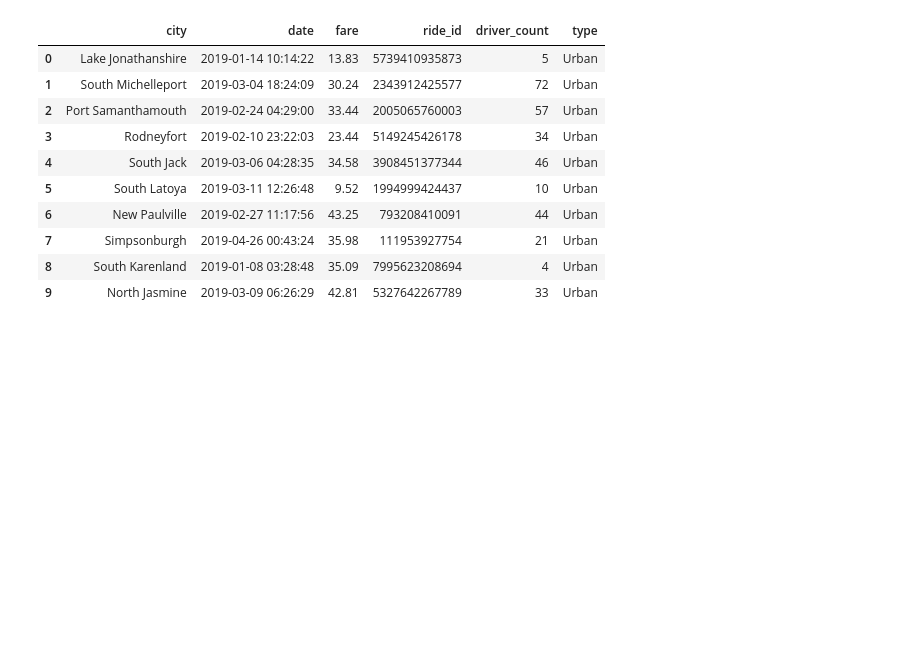
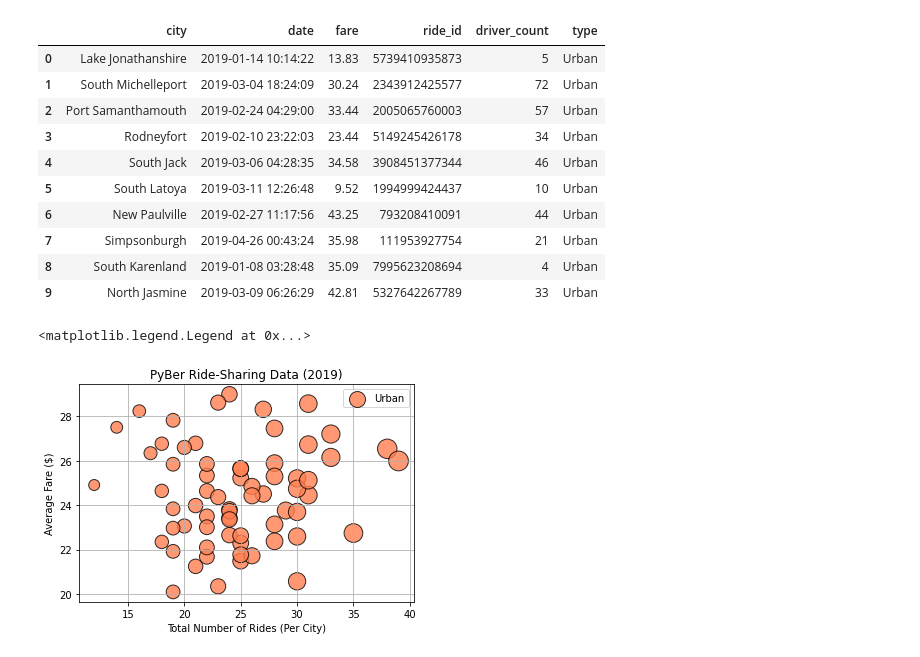
Before and after one commit to elzmanzi/PyBer_Analysis, a Jupyter notebook: PyBer.ipynb, the cells around one changed output. Saved outputs shown, nothing was run; the diff lists cells and outputs as text; code cells hidden in the pictures; blank space fills up the shorter version.

Commit message:
Buble chart

```diff
--- a/PyBer.ipynb
+++ b/PyBer.ipynb
@@ -133,3 +133,18 @@ pyber_data_df.head(10)
 | 7 | Simpsonburgh | 2019-04-26 00:43:24 | 35.98 | 111953927754 | 21 | Urban |
 | 8 | South Karenland | 2019-01-08 03:28:48 | 35.09 | 7995623208694 | 4 | Urban |
 | 9 | North Jasmine | 2019-03-09 06:26:29 | 42.81 | 5327642267789 | 33 | Urban |
+# %%
+# Create a  DataFrame for urban, and rural
+urban_cities_df = pyber_data_df[pyber_data_df["type"] == "Urban"]
+rural_cities_df = pyber_data_df[pyber_data_df["type"] == "Rural"]
+suburban_cities_df = pyber_data_df[pyber_data_df["type"] == "Suburban"]
+# %%
+# Get the number of rides for each  cities.
+urban_ride_count = urban_cities_df.groupby(["city"]).count()["ride_id"]
+suburban_ride_count = suburban_cities_df.groupby(["city"]).count()["ride_id"]
+rural_ride_count = rural_cities_df.groupby(["city"]).count()["ride_id"]
+# %%
+# get the average of rides for each cities
+urban_avg_fare = urban_cities_df.groupby(["city"]).mean()["fare"]
+suburban_avg_fare = suburban_cities_df.groupby(["city"]).mean()["fare"]
+rural_avg_fare = rural_cities_df.groupby(["city"]).mean()["fare"]
@@ -135,0 +156,13 @@ pyber_data_df.head(10)
+# %%
+# Build the scatter plots for urban cities.
+plt.scatter(urban_ride_count,urban_avg_fare,
+            s = 10*urban_ride_count, c = "coral", edgecolor = "black", linewidth = 1, alpha = 0.8, label = "Urban" )
+plt.title("PyBer Ride-Sharing Data (2019)")
+plt.ylabel("Average Fare ($)")
+plt.xlabel("Total Number of Rides (Per City)")
+plt.grid(True)
+# Add the legend.
+plt.legend()
+# %% [output]
+<matplotlib.legend.Legend at 0x...>
+[figure, added]
```
Also changed, not shown: parts of 4 cells of this notebook, 1 other file.
